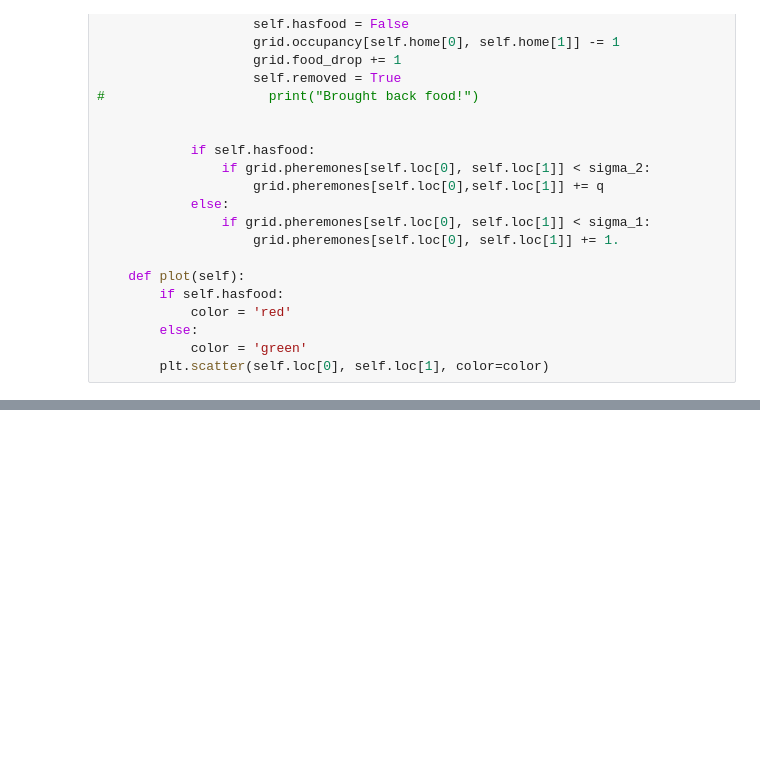
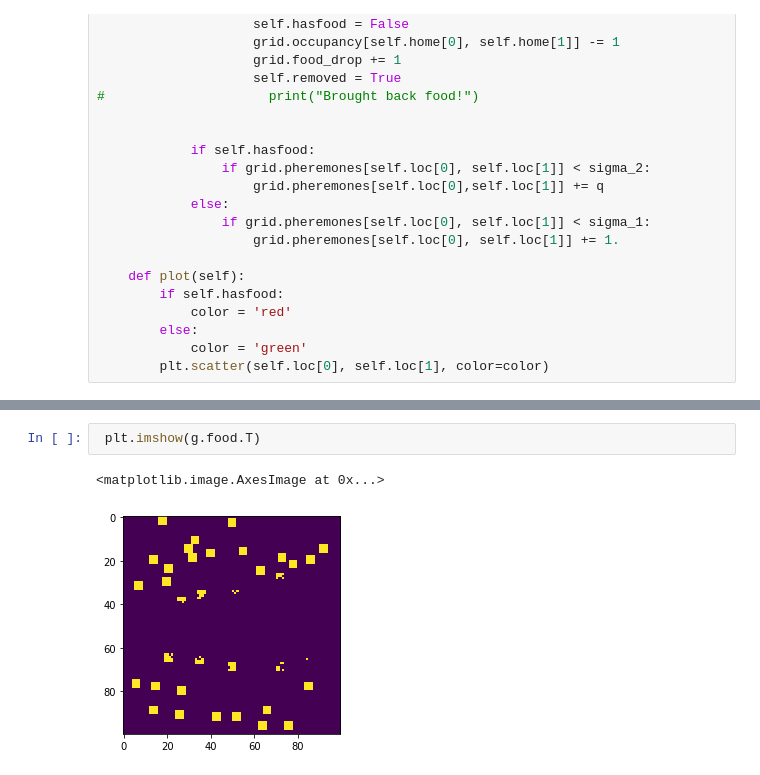
Before and after one commit to lessleyH/Survival-of-the-Fittest, a Jupyter notebook: demos/project_demo.ipynb, the cells around one changed output, grey strips where cells are left out. Cells and saved outputs as stored; diff of their text form; blank space fills up the shorter version.

```diff
--- a/demos/project_demo.ipynb
+++ b/demos/project_demo.ipynb
@@ -176 +268,6 @@ def simulate(g, ants, q, sigma_1, sigma_2, mu, delta, Am, Nb, iterations=100):
+# %%
+ plt.imshow(g.food.T)
+# %% [output]
+<matplotlib.image.AxesImage at 0x...>
+[figure, added]
 # %%
```
Also changed, not shown: parts of 5 cells of this notebook.
